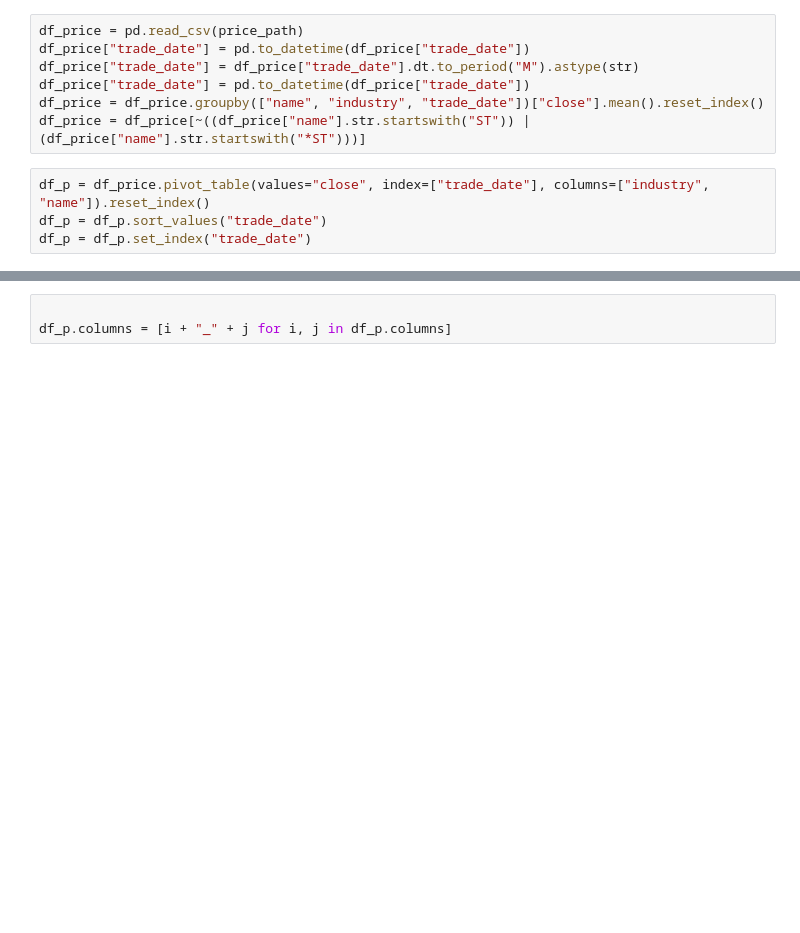
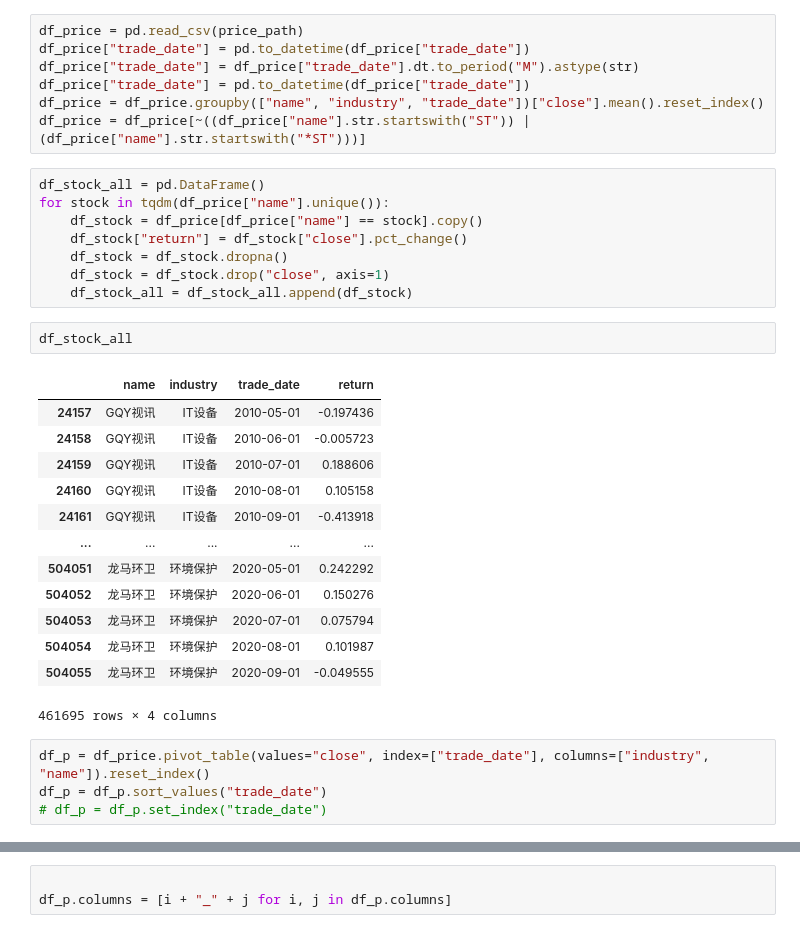
Before and after one commit to chentinghao/portfolio_algo, a Jupyter notebook: jupyter_notebook/industry_analysis.ipynb, the cells around one changed output, grey strips where cells are left out. Drawn from its saved outputs; the diff is of its cells as text; blank space fills up the shorter version.

```diff
--- a/jupyter_notebook/industry_analysis.ipynb
+++ b/jupyter_notebook/industry_analysis.ipynb
@@ -10,7 +12,31 @@ df_price["trade_date"] = df_price["trade_date"].dt.to_period("M").astype(str)
 df_price["trade_date"] = pd.to_datetime(df_price["trade_date"])
 df_price = df_price.groupby(["name", "industry", "trade_date"])["close"].mean().reset_index()
 df_price = df_price[~((df_price["name"].str.startswith("ST")) | (df_price["name"].str.startswith("*ST")))]
+# %%
+df_stock_all = pd.DataFrame()
+for stock in tqdm(df_price["name"].unique()):
+    df_stock = df_price[df_price["name"] == stock].copy()
+    df_stock["return"] = df_stock["close"].pct_change()
+    df_stock = df_stock.dropna()
+    df_stock = df_stock.drop("close", axis=1)
+    df_stock_all = df_stock_all.append(df_stock)
+# %%
+df_stock_all
+# %% [output]
+|  | name | industry | trade_date | return |
+| 24157 | GQY视讯 | IT设备 | 2010-05-01 | -0.197436 |
+| 24158 | GQY视讯 | IT设备 | 2010-06-01 | -0.005723 |
+| 24159 | GQY视讯 | IT设备 | 2010-07-01 | 0.188606 |
+| 24160 | GQY视讯 | IT设备 | 2010-08-01 | 0.105158 |
+| 24161 | GQY视讯 | IT设备 | 2010-09-01 | -0.413918 |
+| ... | ... | ... | ... | ... |
+| 504051 | 龙马环卫 | 环境保护 | 2020-05-01 | 0.242292 |
+| 504052 | 龙马环卫 | 环境保护 | 2020-06-01 | 0.150276 |
+| 504053 | 龙马环卫 | 环境保护 | 2020-07-01 | 0.075794 |
+| 504054 | 龙马环卫 | 环境保护 | 2020-08-01 | 0.101987 |
+| 504055 | 龙马环卫 | 环境保护 | 2020-09-01 | -0.049555 |
+461695 rows × 4 columns
 # %%
 df_p = df_price.pivot_table(values="close", index=["trade_date"], columns=["industry", "name"]).reset_index()
 df_p = df_p.sort_values("trade_date")
-df_p = df_p.set_index("trade_date")
+# df_p = df_p.set_index("trade_date")
```
Also changed, not shown: parts of 12 cells of this notebook.
